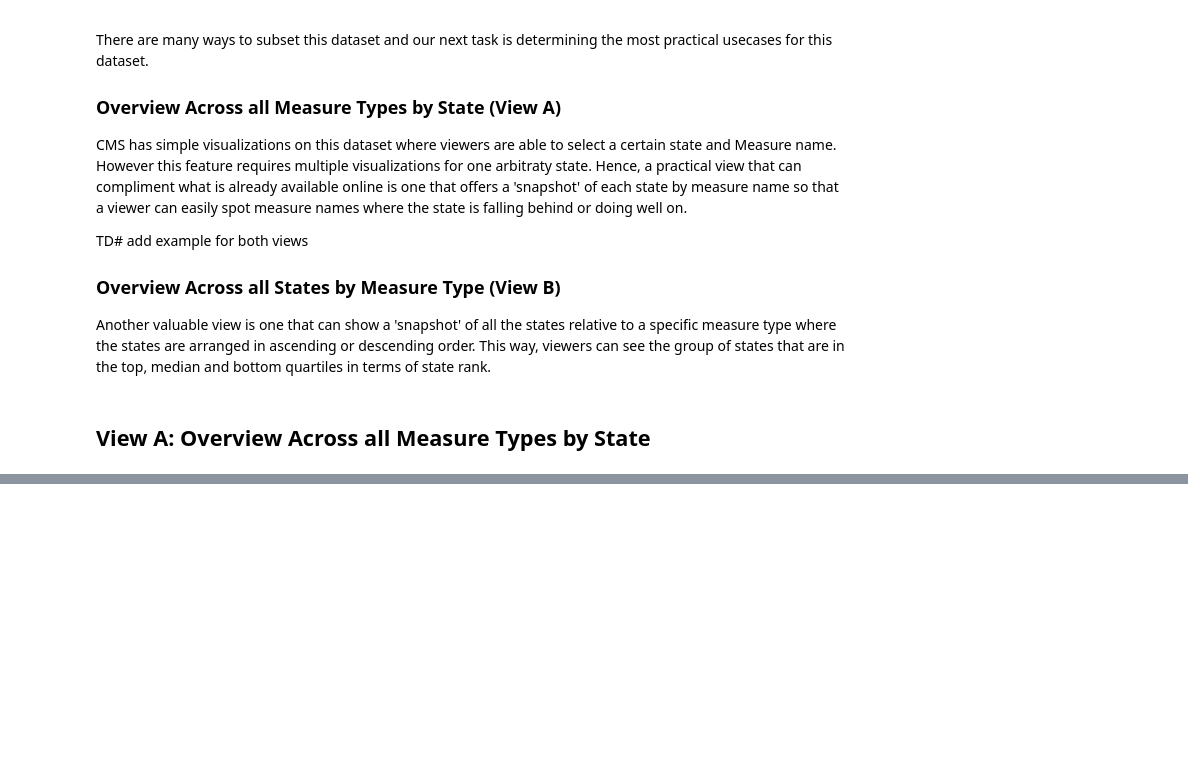
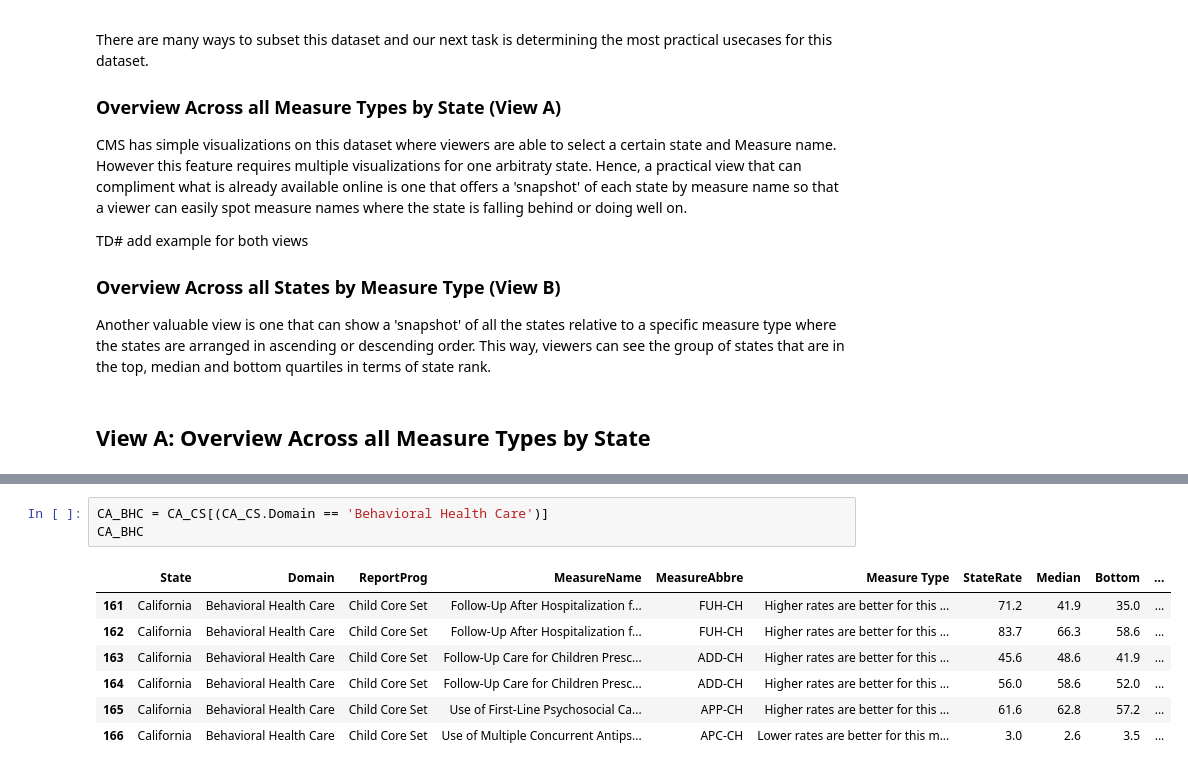
Before and after one commit to CORPUZ-2024/Medicaid_2019_Qual_Measure, a Jupyter notebook: 2019Medicaid.ipynb, the cells around one changed output, grey strips where cells are left out. Cells and saved outputs as stored; diff of their text form; blank space fills up the shorter version.

```diff
--- a/2019Medicaid.ipynb
+++ b/2019Medicaid.ipynb
@@ -255,0 +251,11 @@ ca
+# %%
+CA_BHC = CA_CS[(CA_CS.Domain == 'Behavioral Health Care')]
+CA_BHC
+# %% [output]
+|  | State | Domain | ReportProg | MeasureName | MeasureAbbre | Measure Type | StateRate | Median | Bottom | ... |
+| 161 | California | Behavioral Health Care | Child Core Set | Follow-Up After Hospitalization f... | FUH-CH | Higher rates are better for this ... | 71.2 | 41.9 | 35.0 | ... |
+| 162 | California | Behavioral Health Care | Child Core Set | Follow-Up After Hospitalization f... | FUH-CH | Higher rates are better for this ... | 83.7 | 66.3 | 58.6 | ... |
+| 163 | California | Behavioral Health Care | Child Core Set | Follow-Up Care for Children Presc... | ADD-CH | Higher rates are better for this ... | 45.6 | 48.6 | 41.9 | ... |
+| 164 | California | Behavioral Health Care | Child Core Set | Follow-Up Care for Children Presc... | ADD-CH | Higher rates are better for this ... | 56.0 | 58.6 | 52.0 | ... |
+| 165 | California | Behavioral Health Care | Child Core Set | Use of First-Line Psychosocial Ca... | APP-CH | Higher rates are better for this ... | 61.6 | 62.8 | 57.2 | ... |
+| 166 | California | Behavioral Health Care | Child Core Set | Use of Multiple Concurrent Antips... | APC-CH | Lower rates are better for this m... | 3.0 | 2.6 | 3.5 | ... |
```
Also changed, not shown: parts of 30 cells of this notebook.
